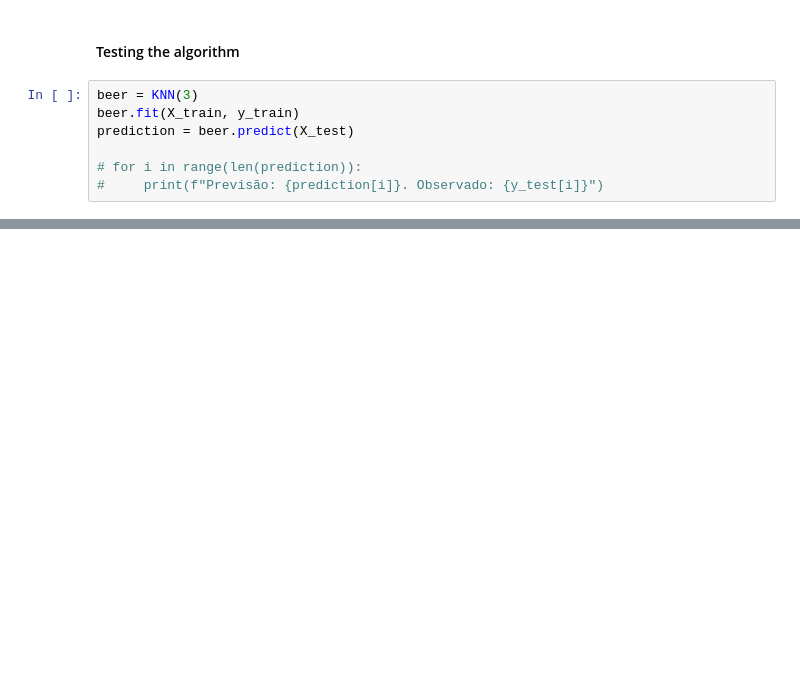
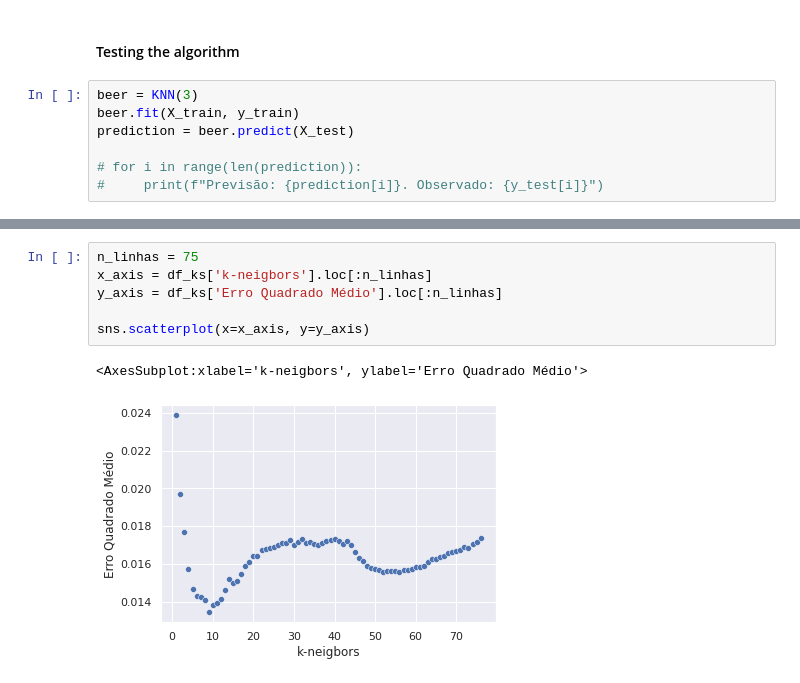
Before and after one commit to gus-phys/AI2-resources, a Jupyter notebook: 06-introducao-ml/aula2/KNN-Regressor/KNN-Regressor.ipynb, the cells around one changed output, grey strips where cells are left out. Saved outputs shown, nothing was run; the diff lists cells and outputs as text; blank space fills up the shorter version.

```diff
--- a/06-introducao-ml/aula2/KNN-Regressor/KNN-Regressor.ipynb
+++ b/06-introducao-ml/aula2/KNN-Regressor/KNN-Regressor.ipynb
@@ -298,0 +397,9 @@ beer.mse(X_test, y_test)
+# %%
+n_linhas = 75
+x_axis = df_ks['k-neigbors'].loc[:n_linhas]
+y_axis = df_ks['Erro Quadrado Médio'].loc[:n_linhas]
+
+sns.scatterplot(x=x_axis, y=y_axis)
+# %% [output]
+<AxesSubplot:xlabel='k-neigbors', ylabel='Erro Quadrado Médio'>
+[figure, added]
```
Also changed, not shown: parts of 26 cells of this notebook.
